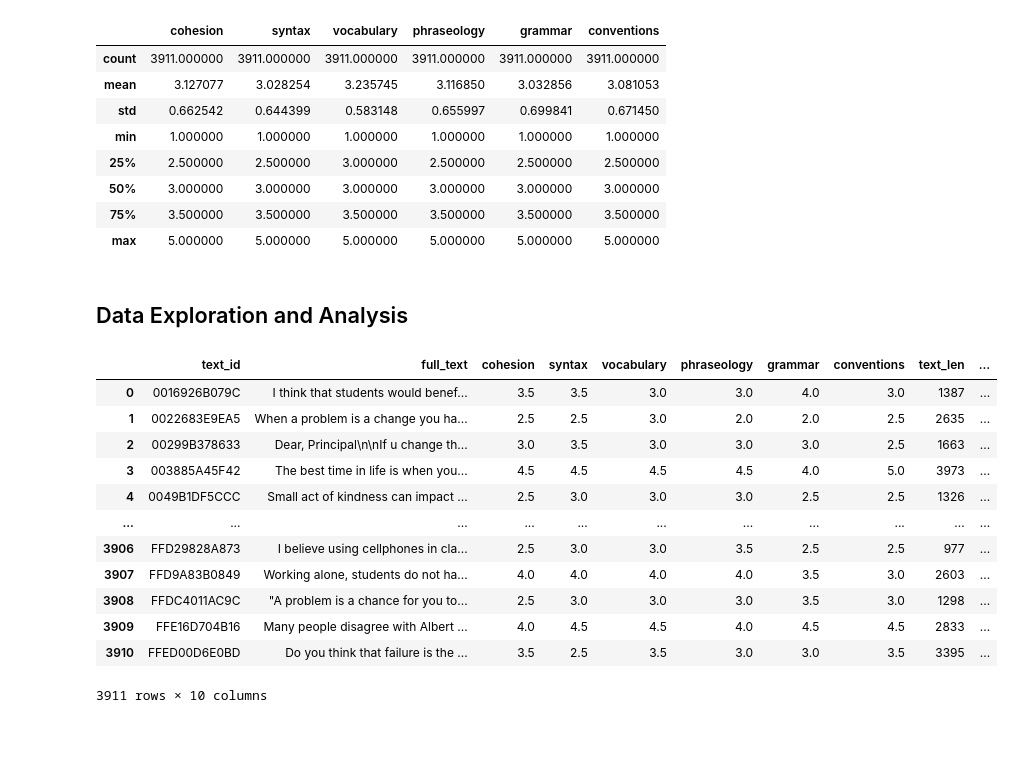
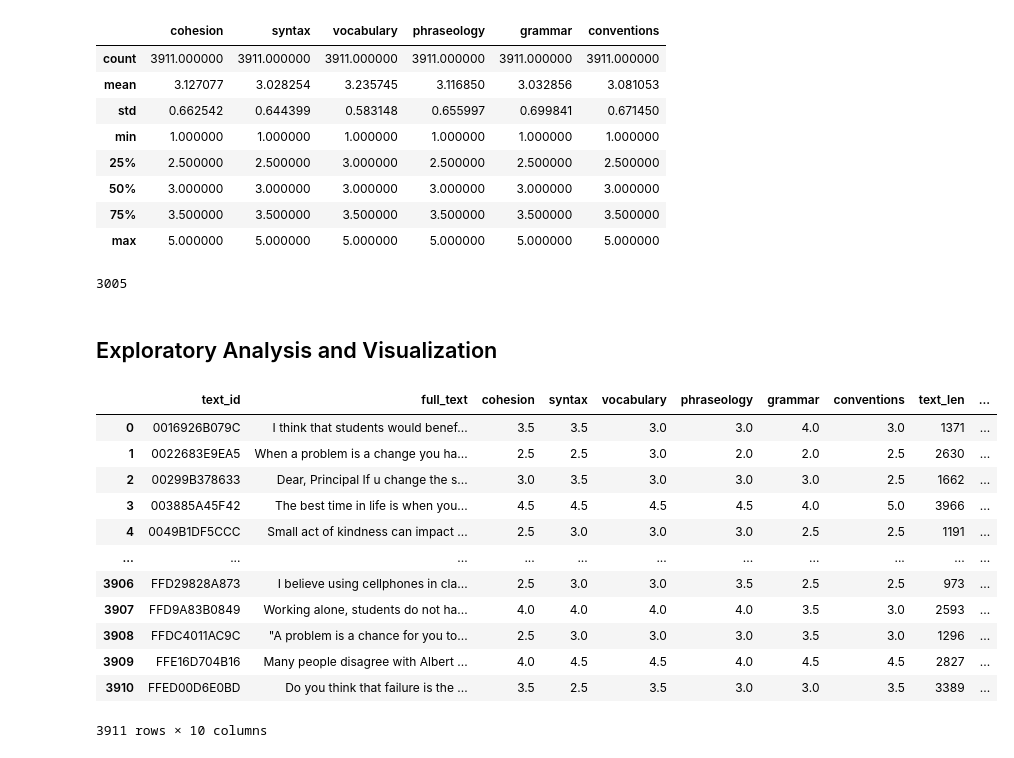
Before and after one commit to anovaYa/DA-Projects, a Jupyter notebook: ELL EDA/ell.ipynb, the cells around one changed output. Drawn from its saved outputs; the diff is of its cells as text; code cells hidden in the pictures.

```diff
--- a/ELL EDA/ell.ipynb
+++ b/ELL EDA/ell.ipynb
@@ -65,3 +86,10 @@ ellData.describe()
+# %%
+num = 0
+for i in range(3911):
+    num += ellTrainData['full_text'][i].count('\"')
+num
+# %% [output]
+3005
 # %% [markdown]
-## Data Exploration and Analysis
+## Exploratory Analysis and Visualization
 # %%
@@ -70,17 +98,17 @@ ellData['words_num'] = ellData['full_text'].apply(lambda x: len(x.split()))
-# %%
-ellData
-# %% [output]
-|  | text_id | full_text | cohesion | syntax | vocabulary | phraseology | grammar | conventions | text_len | ... |
-| 0 | 0016926B079C | I think that students would benef... | 3.5 | 3.5 | 3.0 | 3.0 | 4.0 | 3.0 | 1387 | ... |
-| 1 | 0022683E9EA5 | When a problem is a change you ha... | 2.5 | 2.5 | 3.0 | 2.0 | 2.0 | 2.5 | 2635 | ... |
-| 2 | 00299B378633 | Dear, Principal\n\nIf u change th... | 3.0 | 3.5 | 3.0 | 3.0 | 3.0 | 2.5 | 1663 | ... |
-| 3 | 003885A45F42 | The best time in life is when you... | 4.5 | 4.5 | 4.5 | 4.5 | 4.0 | 5.0 | 3973 | ... |
-| 4 | 0049B1DF5CCC | Small act of kindness can impact ... | 2.5 | 3.0 | 3.0 | 3.0 | 2.5 | 2.5 | 1326 | ... |
-| ... | ... | ... | ... | ... | ... | ... | ... | ... | ... | ... |
-| 3906 | FFD29828A873 | I believe using cellphones in cla... | 2.5 | 3.0 | 3.0 | 3.5 | 2.5 | 2.5 | 977 | ... |
-| 3907 | FFD9A83B0849 | Working alone, students do not ha... | 4.0 | 4.0 | 4.0 | 4.0 | 3.5 | 3.0 | 2603 | ... |
-| 3908 | FFDC4011AC9C | "A problem is a chance for you to... | 2.5 | 3.0 | 3.0 | 3.0 | 3.5 | 3.0 | 1298 | ... |
-| 3909 | FFE16D704B16 | Many people disagree with Albert ... | 4.0 | 4.5 | 4.5 | 4.0 | 4.5 | 4.5 | 2833 | ... |
-| 3910 | FFED00D6E0BD | Do you think that failure is the ... | 3.5 | 2.5 | 3.5 | 3.0 | 3.0 | 3.5 | 3395 | ... |
-3911 rows × 10 columns
+# %%
+ellTrainData
+# %% [output]
+|  | text_id | full_text | cohesion | syntax | vocabulary | phraseology | grammar | conventions | text_len | ... |
+| 0 | 0016926B079C | I think that students would benef... | 3.5 | 3.5 | 3.0 | 3.0 | 4.0 | 3.0 | 1371 | ... |
+| 1 | 0022683E9EA5 | When a problem is a change you ha... | 2.5 | 2.5 | 3.0 | 2.0 | 2.0 | 2.5 | 2630 | ... |
+| 2 | 00299B378633 | Dear, Principal If u change the s... | 3.0 | 3.5 | 3.0 | 3.0 | 3.0 | 2.5 | 1662 | ... |
+| 3 | 003885A45F42 | The best time in life is when you... | 4.5 | 4.5 | 4.5 | 4.5 | 4.0 | 5.0 | 3966 | ... |
+| 4 | 0049B1DF5CCC | Small act of kindness can impact ... | 2.5 | 3.0 | 3.0 | 3.0 | 2.5 | 2.5 | 1191 | ... |
+| ... | ... | ... | ... | ... | ... | ... | ... | ... | ... | ... |
+| 3906 | FFD29828A873 | I believe using cellphones in cla... | 2.5 | 3.0 | 3.0 | 3.5 | 2.5 | 2.5 | 973 | ... |
+| 3907 | FFD9A83B0849 | Working alone, students do not ha... | 4.0 | 4.0 | 4.0 | 4.0 | 3.5 | 3.0 | 2593 | ... |
+| 3908 | FFDC4011AC9C | "A problem is a chance for you to... | 2.5 | 3.0 | 3.0 | 3.0 | 3.5 | 3.0 | 1296 | ... |
+| 3909 | FFE16D704B16 | Many people disagree with Albert ... | 4.0 | 4.5 | 4.5 | 4.0 | 4.5 | 4.5 | 2827 | ... |
+| 3910 | FFED00D6E0BD | Do you think that failure is the ... | 3.5 | 2.5 | 3.5 | 3.0 | 3.0 | 3.5 | 3389 | ... |
+3911 rows × 10 columns
 # %%
```
Also changed, not shown: parts of 16 cells of this notebook.
